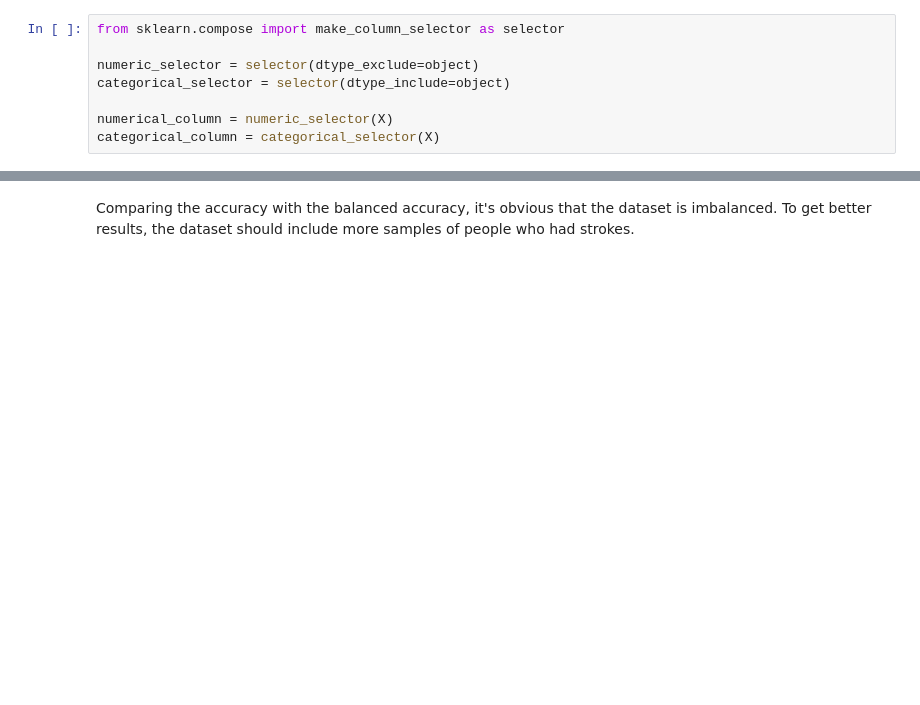
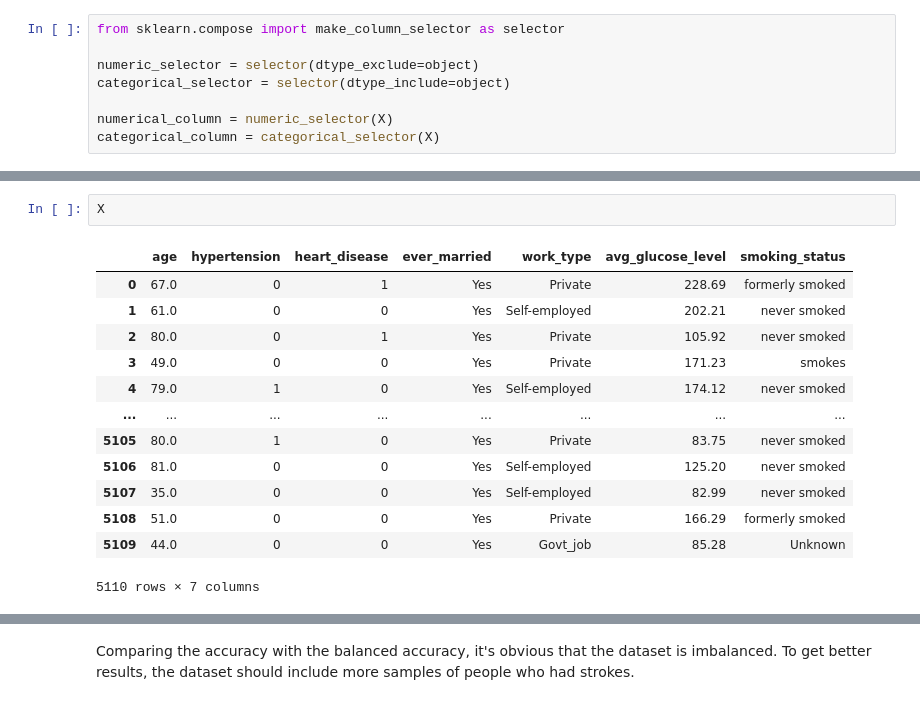
Before and after one commit to alikoteich/ML-projects, a Jupyter notebook: Health-care-stroke/health-care-stroke-model.ipynb, the cells around one changed output, grey strips where cells are left out. Cells and saved outputs as stored; diff of their text form; blank space fills up the shorter version.

```diff
--- a/Health-care-stroke/health-care-stroke-model.ipynb
+++ b/Health-care-stroke/health-care-stroke-model.ipynb
@@ -158,0 +163,16 @@ cv_results.head()
+# %%
+X
+# %% [output]
+|  | age | hypertension | heart_disease | ever_married | work_type | avg_glucose_level | smoking_status |
+| 0 | 67.0 | 0 | 1 | Yes | Private | 228.69 | formerly smoked |
+| 1 | 61.0 | 0 | 0 | Yes | Self-employed | 202.21 | never smoked |
+| 2 | 80.0 | 0 | 1 | Yes | Private | 105.92 | never smoked |
+| 3 | 49.0 | 0 | 0 | Yes | Private | 171.23 | smokes |
+| 4 | 79.0 | 1 | 0 | Yes | Self-employed | 174.12 | never smoked |
+| ... | ... | ... | ... | ... | ... | ... | ... |
+| 5105 | 80.0 | 1 | 0 | Yes | Private | 83.75 | never smoked |
+| 5106 | 81.0 | 0 | 0 | Yes | Self-employed | 125.20 | never smoked |
+| 5107 | 35.0 | 0 | 0 | Yes | Self-employed | 82.99 | never smoked |
+| 5108 | 51.0 | 0 | 0 | Yes | Private | 166.29 | formerly smoked |
+| 5109 | 44.0 | 0 | 0 | Yes | Govt_job | 85.28 | Unknown |
+5110 rows × 7 columns
```
Also changed, not shown: parts of 16 cells of this notebook.
